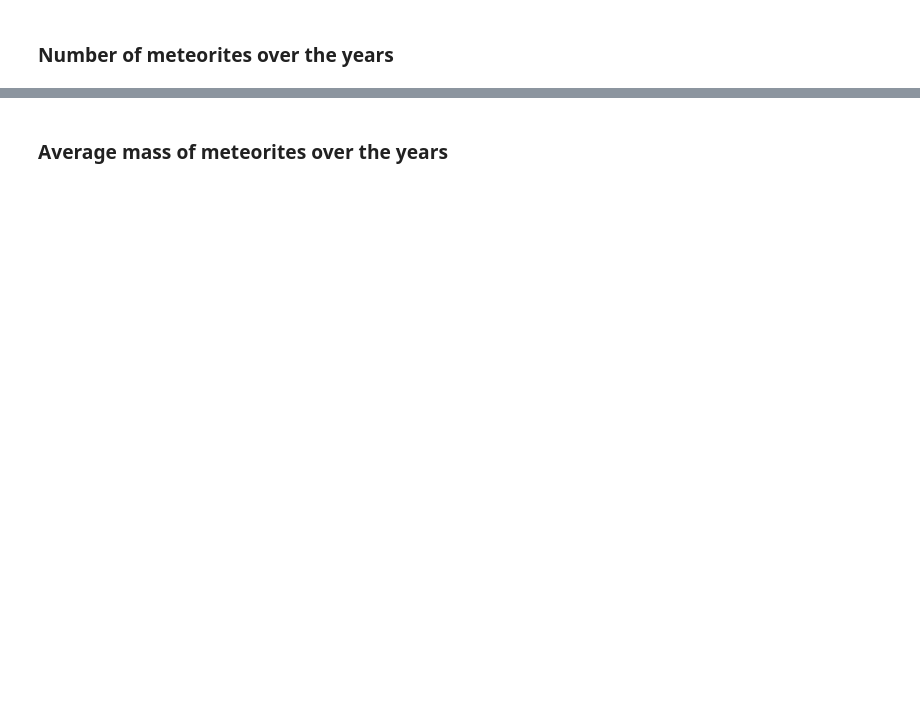
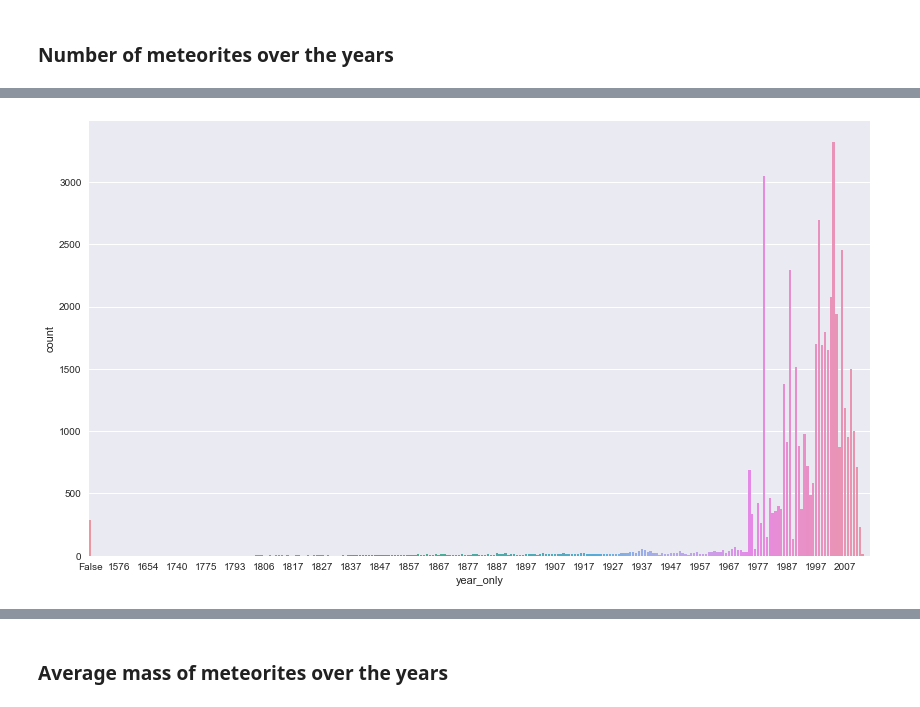
Before and after one commit to devleague/NASA-Launch-Kit-2017, a Jupyter notebook: Meteorite Visualizations with Python.ipynb, the cells around one changed output, grey strips where cells are left out. Saved outputs shown, nothing was run; the diff lists cells and outputs as text; code cells hidden in the pictures; blank space fills up the shorter version.

```diff
--- a/Meteorite Visualizations with Python.ipynb
+++ b/Meteorite Visualizations with Python.ipynb
@@ -180,2 +242,6 @@ High five! You successfuly sent some data to your account on plotly. View your p
 # %% [markdown]
 ### Number of meteorites over the years
+# %%
+# We can create a new column (Series) called 'new_column' and assign it a default value
+data['new_column'] = True
+data.head(3)
@@ -203,0 +281,17 @@ for ind, label in enumerate(count_graph.get_xticklabels()):
+# %%
+# Awesome, in just one line of code, we were able to create a graph!
+# But it's a bit too small and extremely difficult to read the x-axis labels.
+
+# So let's use `plt.figure()` to adjust the size; this must be called before the graph is created.
+plt.figure(figsize=(14,8))
+count_graph = sns.countplot(x='year_only', data=data)
+
+# And to make the x-axis labels more legible, let's only show every 10 labels.
+# Note: We need the built-in Python function `enumerate()` to retrieve the index.
+for idx, label in enumerate(count_graph.get_xticklabels()):
+    if idx % 10 == 0:
+        label.set_visible(True)
+    else:
+        label.set_visible(False)
+# %% [output]
+[figure, added]
```
Also changed, not shown: parts of 36 cells of this notebook.
